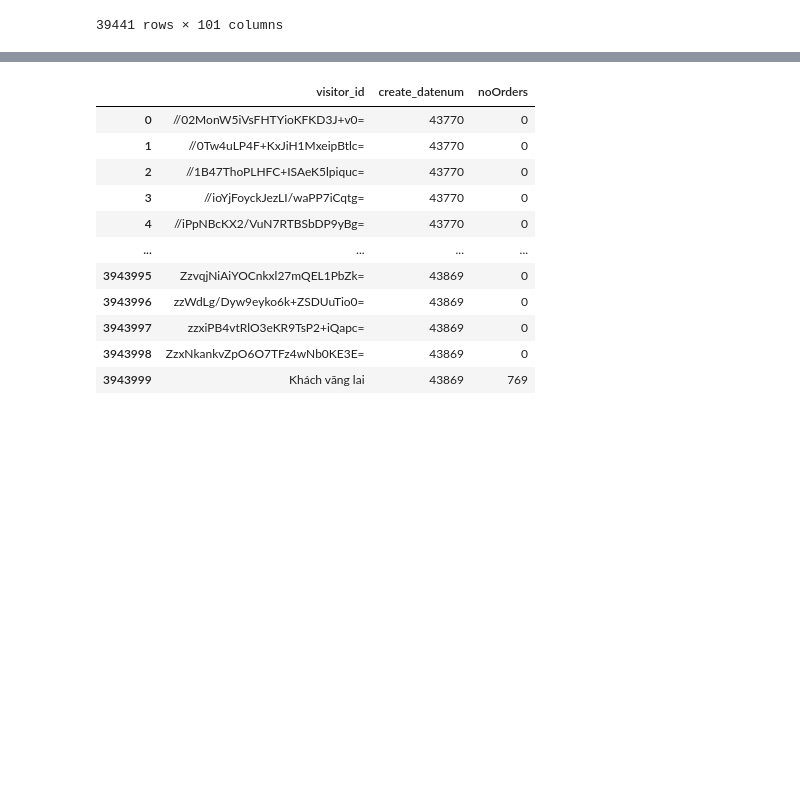
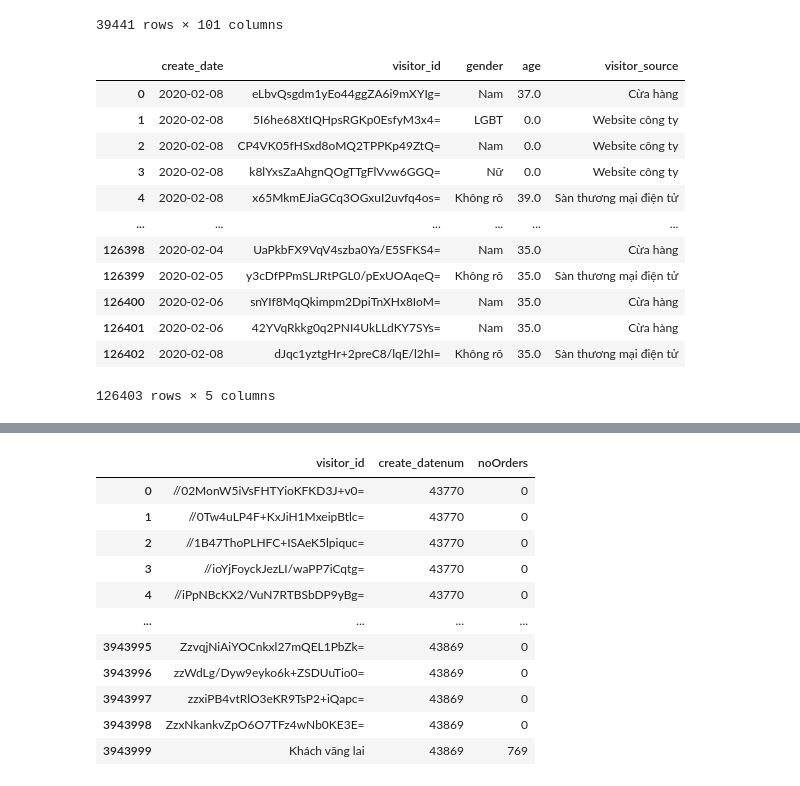
Before and after one commit to Windlee2705/Bussiness-Data-Analyst, a Jupyter notebook: cleaning/01_adjust_the_Data_file.ipynb, the cells around one changed output, grey strips where cells are left out. Cells and saved outputs as stored; diff of their text form; code cells hidden in the pictures; blank space fills up the shorter version.

```diff
--- a/cleaning/01_adjust_the_Data_file.ipynb
+++ b/cleaning/01_adjust_the_Data_file.ipynb
@@ -19,6 +19,23 @@ df
 | 39439 | ZzxNkankvZpO6O7TFz4wNb0KE3E= | 0 | 0 | 0 | 0 | 0 | 0 | ... |
 | 39440 | Khách vãng lai | 2889 | 2489 | 2684 | 2363 | 2235 | 2254 | ... |
 39441 rows × 101 columns
+# %%
+visitor_info = pd.read_csv("../sources/visitor_information.csv")
+visitor_info
+# %% [output]
+|  | create_date | visitor_id | gender | age | visitor_source |
+| 0 | 2020-02-08 | eLbvQsgdm1yEo44ggZA6i9mXYIg= | Nam | 37.0 | Cừa hàng |
+| 1 | 2020-02-08 | 5I6he68XtIQHpsRGKp0EsfyM3x4= | LGBT | 0.0 | Website công ty |
+| 2 | 2020-02-08 | CP4VK05fHSxd8oMQ2TPPKp49ZtQ= | Nam | 0.0 | Website công ty |
+| 3 | 2020-02-08 | k8lYxsZaAhgnQOgTTgFlVvw6GGQ= | Nữ | 0.0 | Website công ty |
+| 4 | 2020-02-08 | x65MkmEJiaGCq3OGxuI2uvfq4os= | Không rõ | 39.0 | Sàn thương mại điện tử |
+| ... | ... | ... | ... | ... | ... |
+| 126398 | 2020-02-04 | UaPkbFX9VqV4szba0Ya/E5SFKS4= | Nam | 35.0 | Cừa hàng |
+| 126399 | 2020-02-05 | y3cDfPPmSLJRtPGL0/pExUOAqeQ= | Không rõ | 35.0 | Sàn thương mại điện tử |
+| 126400 | 2020-02-06 | snYIf8MqQkimpm2DpiTnXHx8IoM= | Nam | 35.0 | Cừa hàng |
+| 126401 | 2020-02-06 | 42YVqRkkg0q2PNI4UkLLdKY7SYs= | Nam | 35.0 | Cừa hàng |
+| 126402 | 2020-02-08 | dJqc1yztgHr+2preC8/lqE/l2hI= | Không rõ | 35.0 | Sàn thương mại điện tử |
+126403 rows × 5 columns
 # %%
 # Đưa dòng đầu lên làm headers
 df.columns = df.iloc[0]
```
Also changed, not shown: parts of 1 cell of this notebook, 18 other files.
